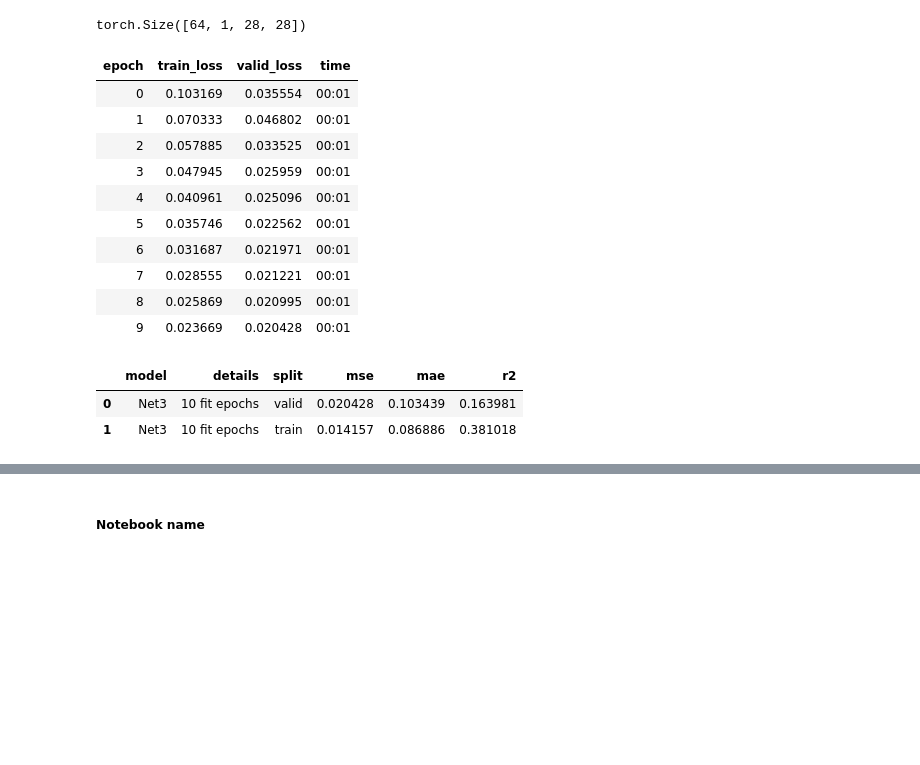
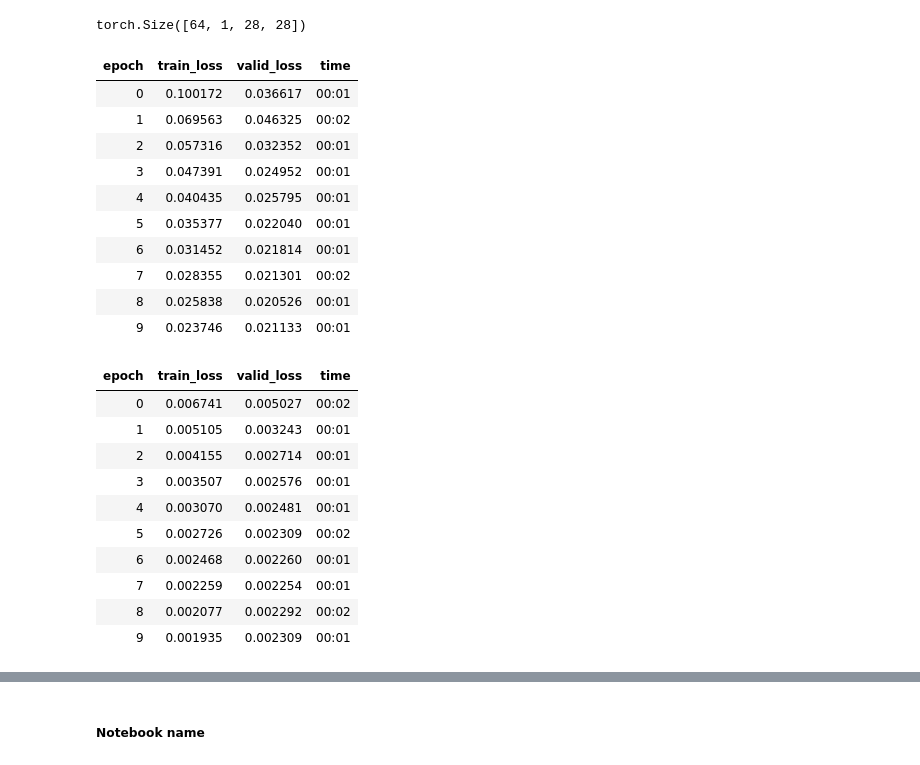
Before and after one commit to sutt/fastai-tutorial, a Jupyter notebook: metrics-1.ipynb, the cells around one changed output, grey strips where cells are left out. Saved outputs shown, nothing was run; the diff lists cells and outputs as text; code cells hidden in the pictures; blank space fills up the shorter version.

```diff
--- a/metrics-1.ipynb
+++ b/metrics-1.ipynb
@@ -15,4 +17,7 @@ from module.mnist_metrics import metrics_df
 # %% [output]
 The autoreload extension is already loaded. To reload it, use:
   %reload_ext autoreload
+# %%
+dls_tl = build_dls(target='topleft')
+dls_cr = build_dls(target='center')
 # %%
@@ -22,24 +26,26 @@ x.shape
 # %% [output]
 torch.Size([64, 1, 28, 28])
 # %%
-net3 = nn.Sequential(
-            nn.Flatten(),
-            nn.Linear(in_features=784, out_features=28),
-            nn.Linear(in_features=28, out_features=2, bias=False),
-            SigmoidRange(-1., 1),
-            )
+def build_net3():
+    net3 = nn.Sequential(
+                nn.Flatten(),
+                nn.Linear(in_features=784, out_features=28),
+                nn.Linear(in_features=28, out_features=2, bias=False),
+                SigmoidRange(-1., 1),
+                )
+    return net3
 # %%
-learn_net3 = Learner(dls, net3, loss_func=MSELossFlat(), )
-learn_net3.fit(10)
+net3_tl = Learner(dls_tl, build_net3(), loss_func=MSELossFlat(), )
+net3_tl.fit(10)
 # %% [output]
 | epoch | train_loss | valid_loss | time |
-| 0 | 0.103169 | 0.035554 | 00:01 |
-| 1 | 0.070333 | 0.046802 | 00:01 |
-| 2 | 0.057885 | 0.033525 | 00:01 |
-| 3 | 0.047945 | 0.025959 | 00:01 |
-| 4 | 0.040961 | 0.025096 | 00:01 |
-| 5 | 0.035746 | 0.022562 | 00:01 |
-| 6 | 0.031687 | 0.021971 | 00:01 |
-| 7 | 0.028555 | 0.021221 | 00:01 |
-| 8 | 0.025869 | 0.020995 | 00:01 |
-| 9 | 0.023669 | 0.020428 | 00:01 |
+| 0 | 0.100172 | 0.036617 | 00:01 |
+| 1 | 0.069563 | 0.046325 | 00:02 |
+| 2 | 0.057316 | 0.032352 | 00:01 |
+| 3 | 0.047391 | 0.024952 | 00:01 |
+| 4 | 0.040435 | 0.025795 | 00:01 |
+| 5 | 0.035377 | 0.022040 | 00:01 |
+| 6 | 0.031452 | 0.021814 | 00:01 |
+| 7 | 0.028355 | 0.021301 | 00:02 |
+| 8 | 0.025838 | 0.020526 | 00:01 |
+| 9 | 0.023746 | 0.021133 | 00:01 |
@@ -48,6 +51,0 @@ learn_net3.fit(10)
-# %%
-df
-# %% [output]
-|  | model | details | split | mse | mae | r2 |
-| 0 | Net3 | 10 fit epochs | valid | 0.020428 | 0.103439 | 0.163981 |
-| 1 | Net3 | 10 fit epochs | train | 0.014157 | 0.086886 | 0.381018 |
@@ -55,0 +52,15 @@ df.to_csv
+# %%
+net3_cr = Learner(dls_cr, build_net3(), loss_func=MSELossFlat(), )
+net3_cr.fit(10)
+# %% [output]
+| epoch | train_loss | valid_loss | time |
+| 0 | 0.006741 | 0.005027 | 00:02 |
+| 1 | 0.005105 | 0.003243 | 00:01 |
+| 2 | 0.004155 | 0.002714 | 00:01 |
+| 3 | 0.003507 | 0.002576 | 00:01 |
+| 4 | 0.003070 | 0.002481 | 00:01 |
+| 5 | 0.002726 | 0.002309 | 00:02 |
+| 6 | 0.002468 | 0.002260 | 00:01 |
+| 7 | 0.002259 | 0.002254 | 00:01 |
+| 8 | 0.002077 | 0.002292 | 00:02 |
+| 9 | 0.001935 | 0.002309 | 00:01 |
```
Also changed, not shown: parts of 15 cells of this notebook, 13 other files.
